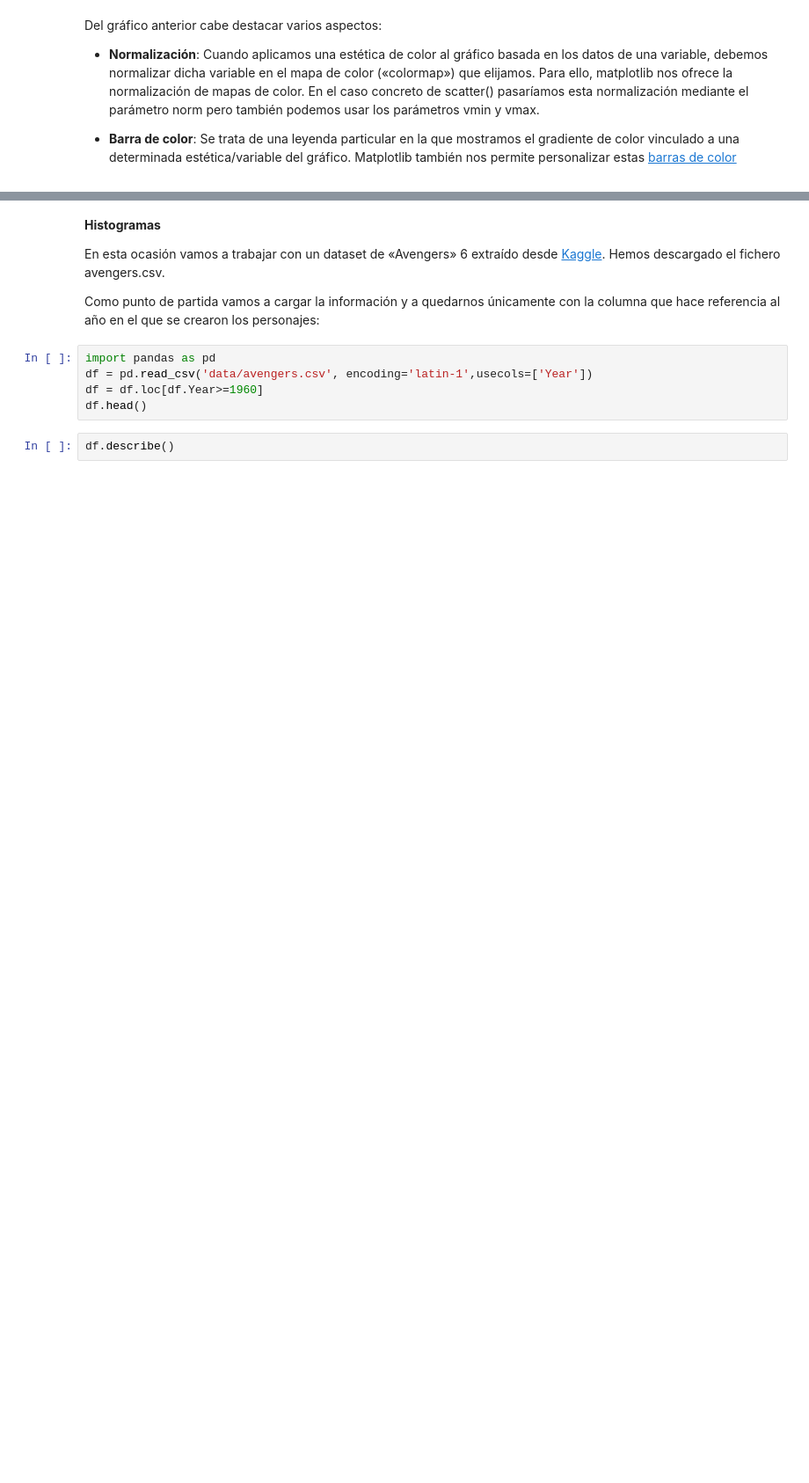
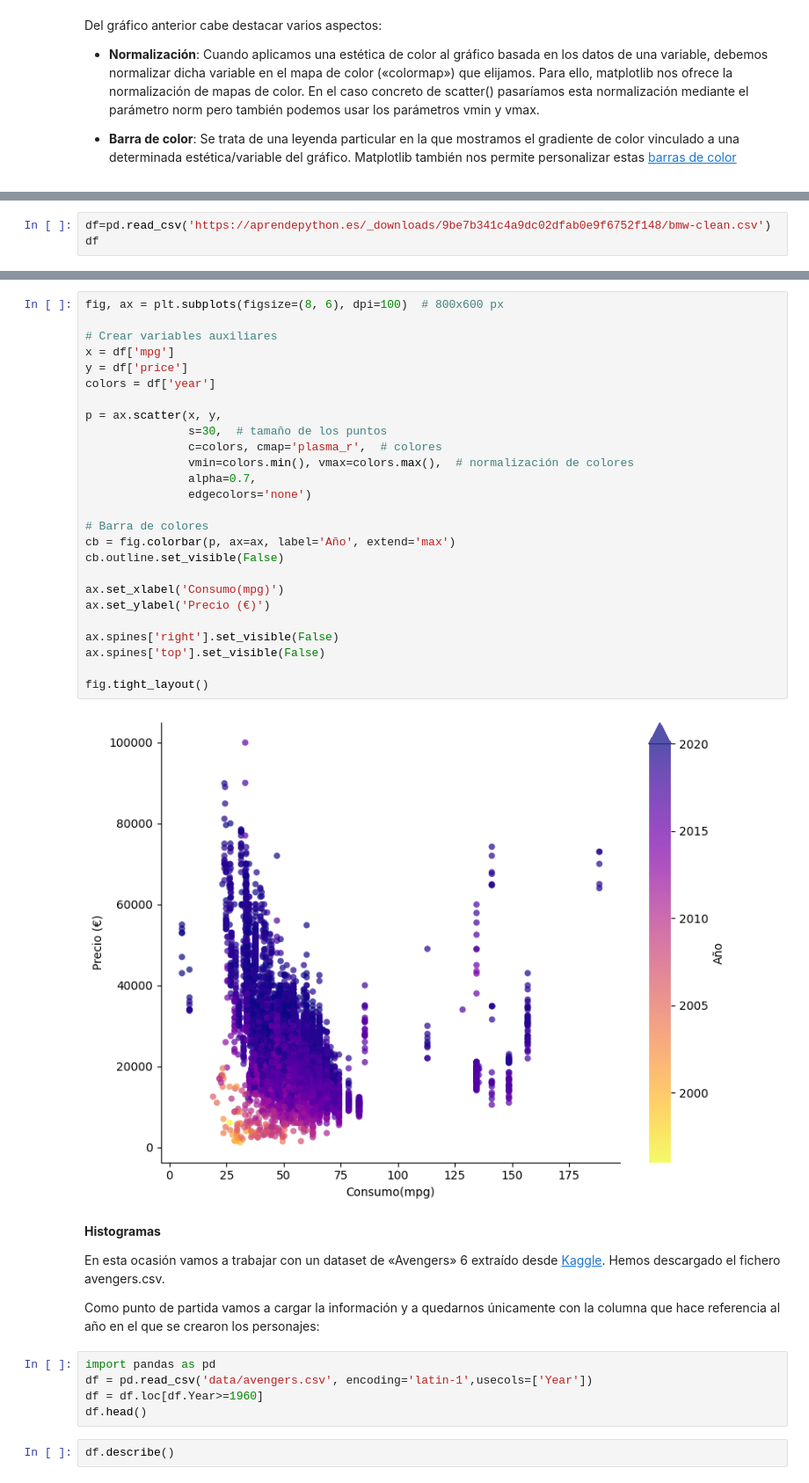
Before and after one commit to angelrodnah/DS_PT_09_2023, a Jupyter notebook: Data_Analysis/5-Visualización/Teoria/01-Matplotlib.ipynb, the cells around one changed output, grey strips where cells are left out. Shown at 88% size. Saved outputs shown, nothing was run; the diff lists cells and outputs as text; blank space fills up the shorter version.

```diff
--- a/Data_Analysis/5-Visualización/Teoria/01-Matplotlib.ipynb
+++ b/Data_Analysis/5-Visualización/Teoria/01-Matplotlib.ipynb
@@ -512,3 +535,6 @@ Partiendo del fichero [bmw-clean.csv](https://aprendepython.es/_downloads/9be7b3
 ![image.png](attachment:image.png)
 
 El mapa de color que se ha usado es `plasma_r`
+# %%
+df=pd.read_csv('https://aprendepython.es/_downloads/9be7b341c4a9dc02dfab0e9f6752f148/bmw-clean.csv')
+df
@@ -515,3 +555,31 @@ El mapa de color que se ha usado es `plasma_r`
+# %%
+fig, ax = plt.subplots(figsize=(8, 6), dpi=100)  # 800x600 px
+
+# Crear variables auxiliares
+x = df['mpg']
+y = df['price']
+colors = df['year']
+
+p = ax.scatter(x, y,
+               s=30,  # tamaño de los puntos
+               c=colors, cmap='plasma_r',  # colores
+               vmin=colors.min(), vmax=colors.max(),  # normalización de colores
+               alpha=0.7,
+               edgecolors='none')
+
+# Barra de colores
+cb = fig.colorbar(p, ax=ax, label='Año', extend='max')
+cb.outline.set_visible(False)
+
+ax.set_xlabel('Consumo(mpg)')
+ax.set_ylabel('Precio (€)')
+
+ax.spines['right'].set_visible(False)
+ax.spines['top'].set_visible(False)
+
+fig.tight_layout()
+# %% [output]
+[figure, added]
 # %% [markdown]
 **Histogramas**
 
```
Also changed, not shown: parts of 17 cells of this notebook, 1 other file.
